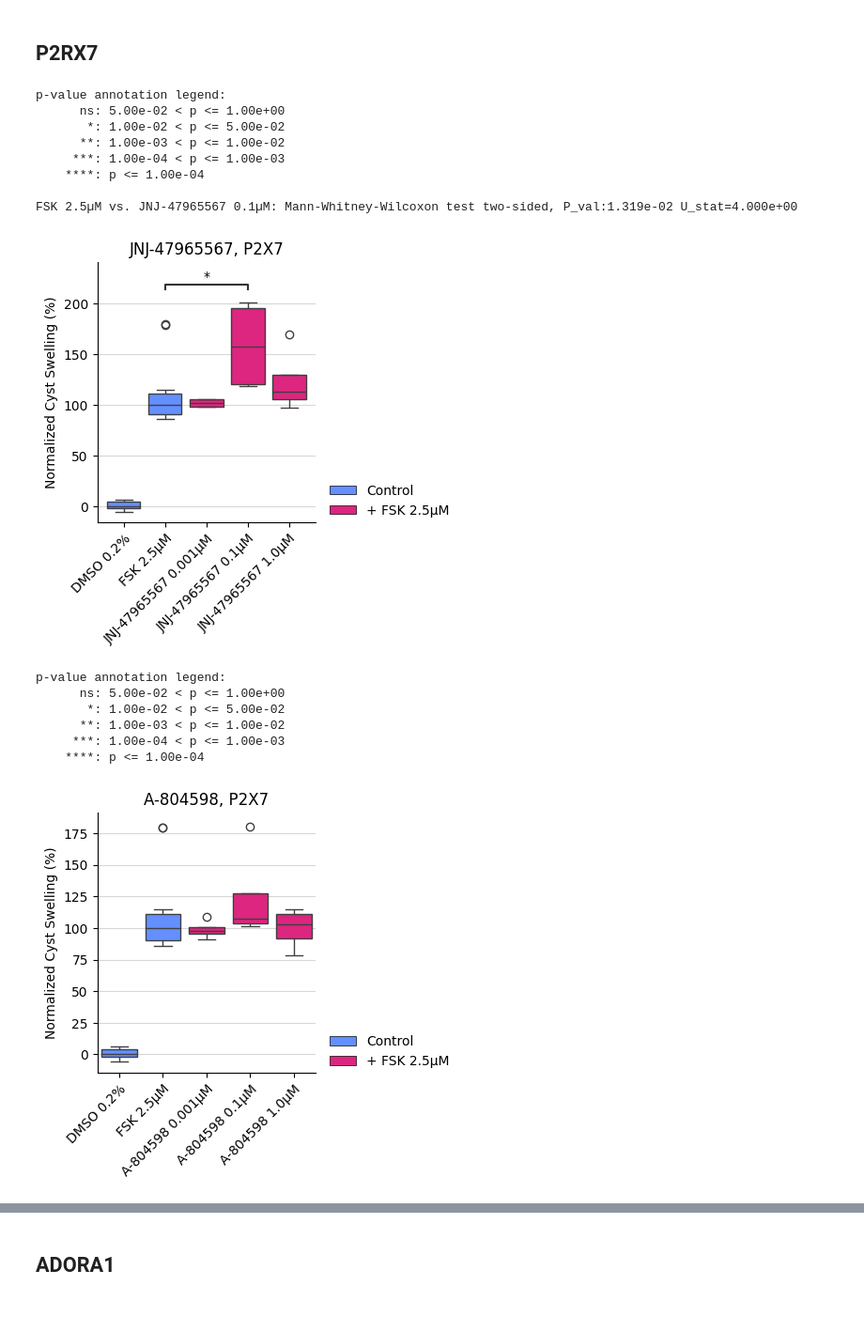
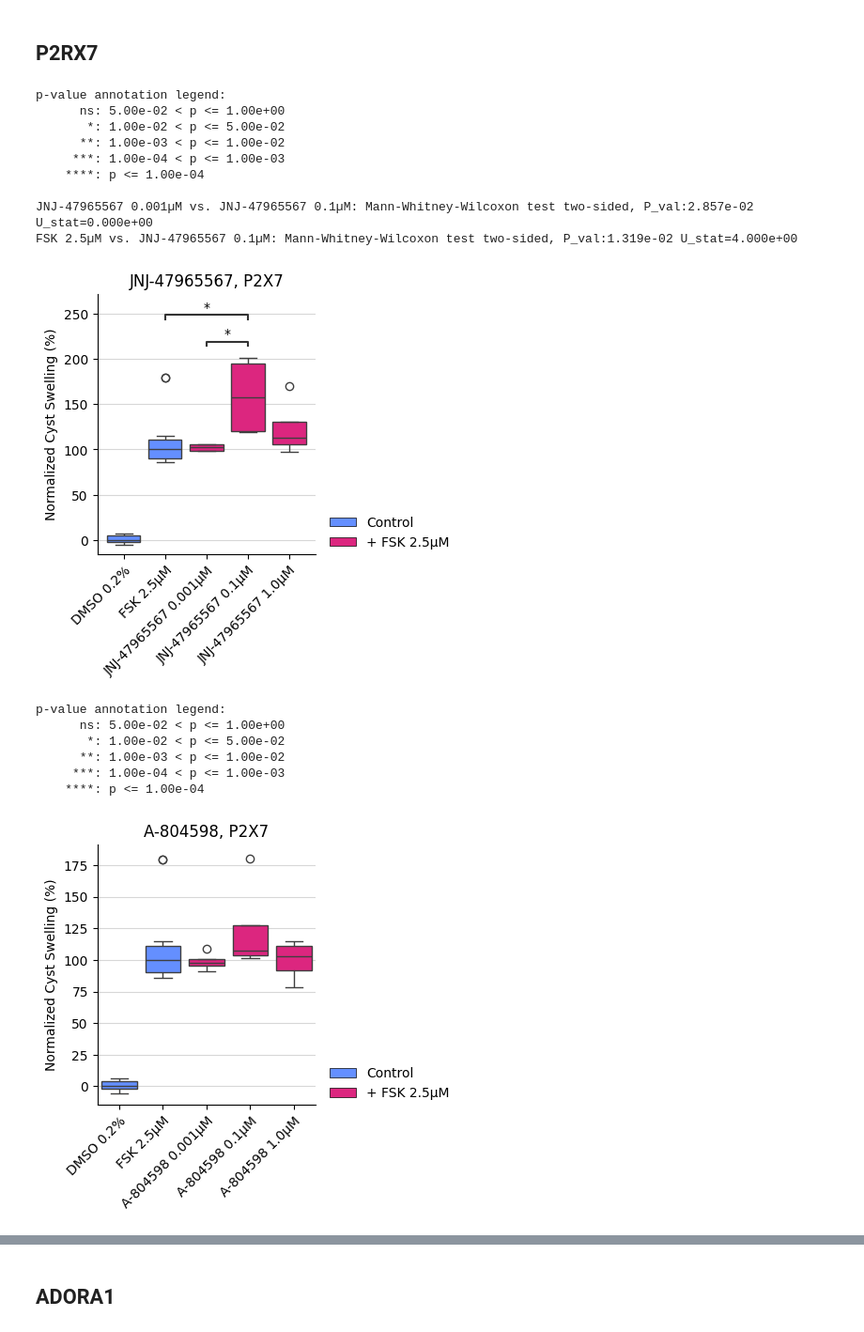
Before and after one commit to CDDLeiden/cyst-to-target-and-back, a Jupyter notebook: 03_Target_Validation/ADPKD-TargetValidationScreening-analysis.ipynb, the cells around one changed output, grey strips where cells are left out. Shown at 94% size. Saved outputs shown, nothing was run; the diff lists cells and outputs as text; code cells hidden in the pictures.

```diff
--- a/03_Target_Validation/ADPKD-TargetValidationScreening-analysis.ipynb
+++ b/03_Target_Validation/ADPKD-TargetValidationScreening-analysis.ipynb
@@ -111,12 +111,16 @@ df["obj.Mean(area).um2.meas_norm"] = norm_array
 ## Function definition
 # %%
 from plot_functions import box_mann_whitney_u_no_dt, box_mann_whitney_u
+# %%
+all_stats_results = []
 # %% [markdown]
 ## SLC2A1
 # %%
 treatments = ["Z4509024390", "Z211311146"]
-_ = box_mann_whitney_u_no_dt(df, treatments, 1, 2.5, figs_root=figs_root, target="GLU")
-_ = box_mann_whitney_u_no_dt(df, treatments, 1, 0.79, figs_root=figs_root, target="GLU")
+stats_results = box_mann_whitney_u_no_dt(df, treatments, 1, 2.5, figs_root=figs_root, target="GLU")
+all_stats_results.append(stats_results)
+stats_results = box_mann_whitney_u_no_dt(df, treatments, 1, 0.79, figs_root=figs_root, target="GLU")
+all_stats_results.append(stats_results)
 # %% [output]
 p-value annotation legend:
       ns: 5.00e-02 < p <= 1.00e+00
@@ -154,18 +161,21 @@ p-value annotation legend:
 ## P2RX7
 # %%
 treatments = ["JNJ-47965567", "A-804598"]
-_ = box_mann_whitney_u_no_dt(df, treatments, 1, 2.5, figs_root=figs_root, target="P2RX7")
-_ = box_mann_whitney_u_no_dt(df, treatments, 1, 0.79, figs_root=figs_root, target="P2RX7")
+stats_results = box_mann_whitney_u_no_dt(df, treatments, 1, 2.5, figs_root=figs_root, target="P2RX7")
+all_stats_results.append(stats_results)
+stats_results = box_mann_whitney_u_no_dt(df, treatments, 1, 0.79, figs_root=figs_root, target="P2RX7")
+all_stats_results.append(stats_results)
 # %% [output]
 p-value annotation legend:
       ns: 5.00e-02 < p <= 1.00e+00
        *: 1.00e-02 < p <= 5.00e-02
       **: 1.00e-03 < p <= 1.00e-02
      ***: 1.00e-04 < p <= 1.00e-03
     ****: p <= 1.00e-04
 
+JNJ-47965567 0.001µM vs. JNJ-47965567 0.1µM: Mann-Whitney-Wilcoxon test two-sided, P_val:2.857e-02 U_stat=0.000e+00
 FSK 2.5µM vs. JNJ-47965567 0.1µM: Mann-Whitney-Wilcoxon test two-sided, P_val:1.319e-02 U_stat=4.000e+00
-[figure, old version]
+[figure, new version]
 p-value annotation legend:
       ns: 5.00e-02 < p <= 1.00e+00
        *: 1.00e-02 < p <= 5.00e-02
```
Also changed, not shown: parts of 6 cells of this notebook, 2 other files.
